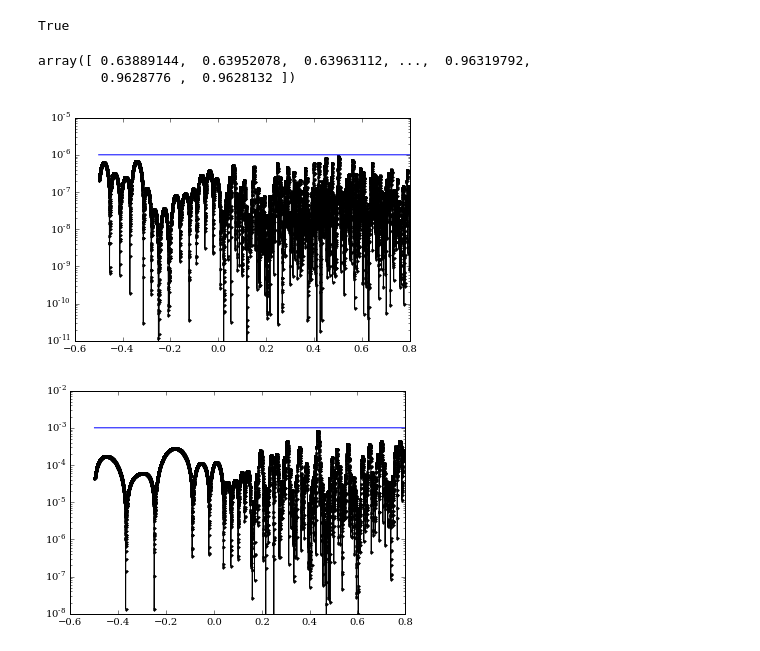
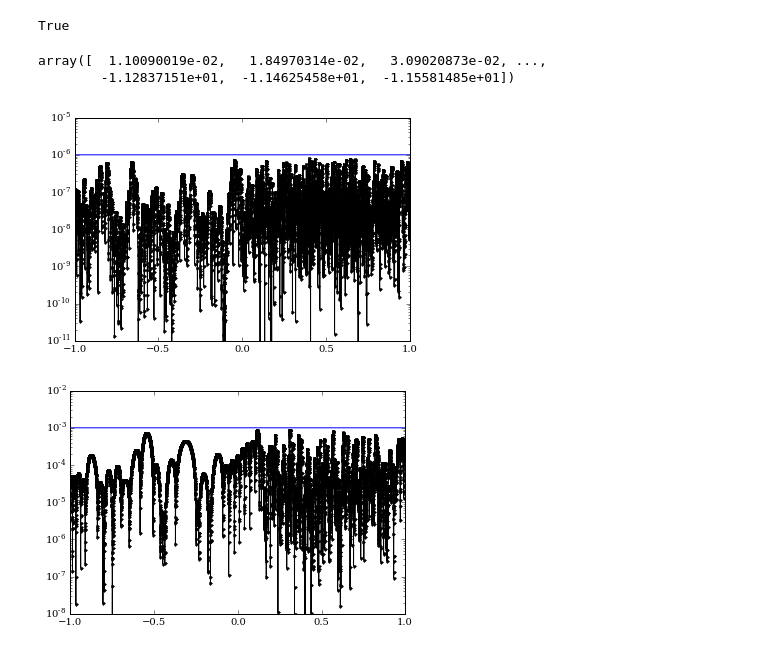
Before and after one commit to crgalley/romspline, a Jupyter notebook: romSpline_example.ipynb, the cells around one changed output. Cells and saved outputs as stored; diff of their text form; code cells hidden in the pictures.

```diff
--- a/romSpline_example.ipynb
+++ b/romSpline_example.ipynb
@@ -11,7 +15,7 @@ import romSpline
 x = np.linspace(-1, 1, 100001)
 
 def f(x):
-    return np.sin(5.*(x-0.2)**2) + np.exp(-(x-0.5)**2/2./0.01)*np.sin(100*x)
+    return 100.*( (1.+x)*np.sin(5.*(x-0.2)**2) + np.exp(-(x-0.5)**2/2./0.01)*np.sin(100*x) )
 # %%
 # Plot the test data to see how it looks.
 plt.plot(x, f(x), 'k-');
@@ -64,7 +76,7 @@ plt.plot(spline.knots, np.zeros(len(spline.knots)), 'k.', x, f(x), 'k-');
 # %%
 # To evaluate the spline let's first create an array of new samples
 import random
-xx = np.sort([random.uniform(-0.5, 0.8) for ii in range(10000)])
+xx = np.sort([random.uniform(x.min(), x.max()) for ii in range(10000)])
 
 # Then you can use "eval" to evaluate the spline
 y1 = spline.eval(xx)
@@ -88,17 +100,17 @@ s.read('test1.h5')
 # You can check that data was loaded by evaluating the spline at the xx samples
 s.eval(xx)
 # %% [output]
-array([ 0.63889144,  0.63952078,  0.63963112, ...,  0.96319792,
-        0.9628776 ,  0.9628132 ])
+array([  1.10090019e-02,   1.84970314e-02,   3.09020873e-02, ...,
+        -1.12837151e+01,  -1.14625458e+01,  -1.15581485e+01])
 # %%
 # Let's plot the difference bewteen the original function and the spline at xx.
 # Also plotted in blue is the default tolerance (1e-6) used by the greedy algorithm
-plt.semilogy(xx, np.abs(f(xx)-s.eval(xx)), 'k.-', xx, 1e-6*np.ones(xx.size), 'b-');
+plt.semilogy(xx, np.abs(f(xx)-s(xx)), 'k.-', xx, 1e-6*np.ones(xx.size), 'b-');
 plt.ylim(1e-11, 1e-5);
 # %% [output]
-[figure, old version]
+[figure, new version]
 # %%
-# Finally, we can rerun the greedy algorithm to make a spline with a different tolerance, for example.
+# We can rerun the greedy algorithm to make a spline with a different tolerance, for example.
 # Using the same object "spline" (or you can create a new one), we run the "greedy" method
 spline.greedy(x, f(x), tol=1e-3)
 
@@ -106,7 +118,7 @@ spline.greedy(x, f(x), tol=1e-3)
 plt.semilogy(xx, np.abs(f(xx)-spline.eval(xx)), 'k.-', xx, 1e-3*np.ones(xx.size), 'b-');
 plt.ylim(1e-8, 1e-2);
 # %% [output]
-[figure, old version]
+[figure, new version]
 # %%
 # And you can write this spline data to file, too
 spline.write('test2.h5')
```
Also changed, not shown: parts of 11 cells of this notebook.
